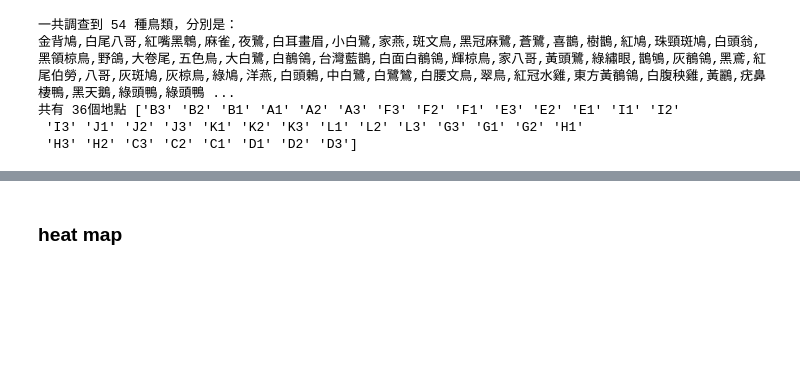
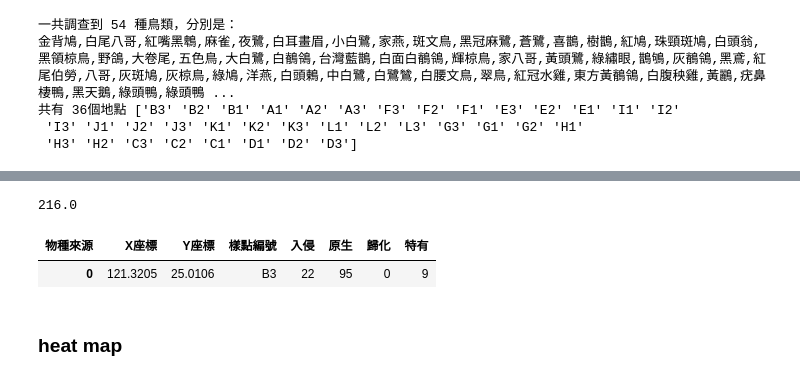
Before and after one commit to nebula0/Bird-survey, a Jupyter notebook: main.ipynb, the cells around one changed output, grey strips where cells are left out. Saved outputs shown, nothing was run; the diff lists cells and outputs as text; code cells hidden in the pictures; blank space fills up the shorter version.

```diff
--- a/main.ipynb
+++ b/main.ipynb
@@ -190,3 +266,13 @@ df
+# %%
+df[df['樣點編號'] == 'B3']['數量'].sum()
+# %% [output]
+216.0
+# %%
+sum_df = df.groupby(['X座標', 'Y座標', '樣點編號', '物種來源']).size().unstack(fill_value=0).reset_index()
+sum_df[sum_df['樣點編號'] == "B3"]
+# %% [output]
+| 物種來源 | X座標 | Y座標 | 樣點編號 | 入侵 | 原生 | 歸化 | 特有 |
+| 0 | 121.3205 | 25.0106 | B3 | 22 | 95 | 0 | 9 |
 # %% [markdown]
 ### heat map
 # %% [markdown]
```
Also changed, not shown: parts of 7 cells of this notebook, 4 other files.
